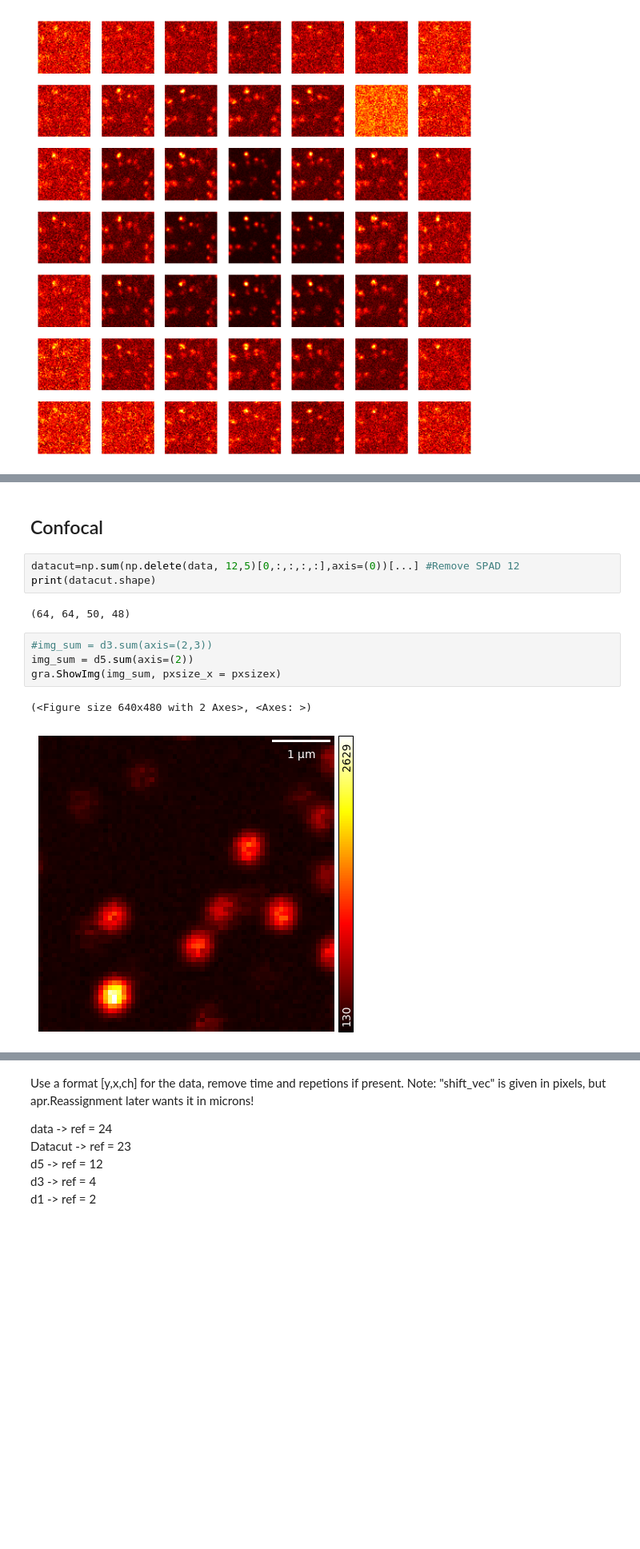
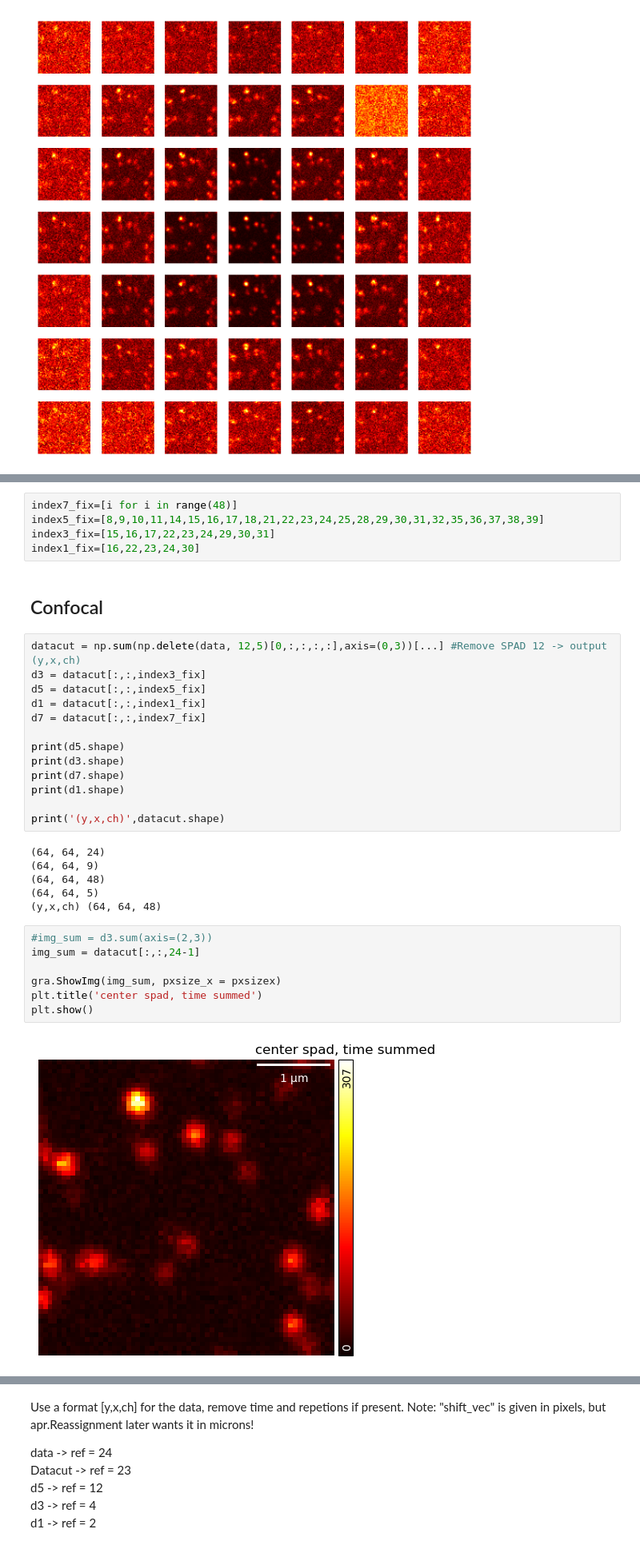
Before and after one commit to CarminatiGiovanni/tesi, a Jupyter notebook: SRRF-ISM-MacOS_SOFISM GIO.ipynb, the cells around one changed output, grey strips where cells are left out. Shown at 80% size. Drawn from its saved outputs; the diff is of its cells as text; blank space fills up the shorter version.

```diff
--- a/SRRF-ISM-MacOS_SOFISM GIO.ipynb
+++ b/SRRF-ISM-MacOS_SOFISM GIO.ipynb
@@ -460,14 +443,35 @@ data [z,r,y,x,t,ch] <br> d3, d5,d1 [y,x,t,ch] <br>datacut [y,x,t,ch] (- spad 12)
+# %%
+index7_fix=[i for i in range(48)]
+index5_fix=[8,9,10,11,14,15,16,17,18,21,22,23,24,25,28,29,30,31,32,35,36,37,38,39]
+index3_fix=[15,16,17,22,23,24,29,30,31]
+index1_fix=[16,22,23,24,30]
 # %% [markdown]
 ## Confocal
 # %%
-datacut=np.sum(np.delete(data, 12,5)[0,:,:,:,:],axis=(0))[...] #Remove SPAD 12
-print(datacut.shape)
+datacut = np.sum(np.delete(data, 12,5)[0,:,:,:,:],axis=(0,3))[...] #Remove SPAD 12 -> output (y,x,ch)
+d3 = datacut[:,:,index3_fix]
+d5 = datacut[:,:,index5_fix]
+d1 = datacut[:,:,index1_fix]
+d7 = datacut[:,:,index7_fix]
+
+print(d5.shape)
+print(d3.shape)
+print(d7.shape)
+print(d1.shape)
+
+print('(y,x,ch)',datacut.shape)
 # %% [output]
-(64, 64, 50, 48)
+(64, 64, 24)
+(64, 64, 9)
+(64, 64, 48)
+(64, 64, 5)
+(y,x,ch) (64, 64, 48)
 # %%
 #img_sum = d3.sum(axis=(2,3))
-img_sum = d5.sum(axis=(2))
+img_sum = datacut[:,:,24-1]
+
 gra.ShowImg(img_sum, pxsize_x = pxsizex)
+plt.title('center spad, time summed')
+plt.show()
 # %% [output]
-(<Figure size 640x480 with 2 Axes>, <Axes: >)
-[figure, old version]
+[figure, new version]
```
Also changed, not shown: parts of 24 cells of this notebook.
